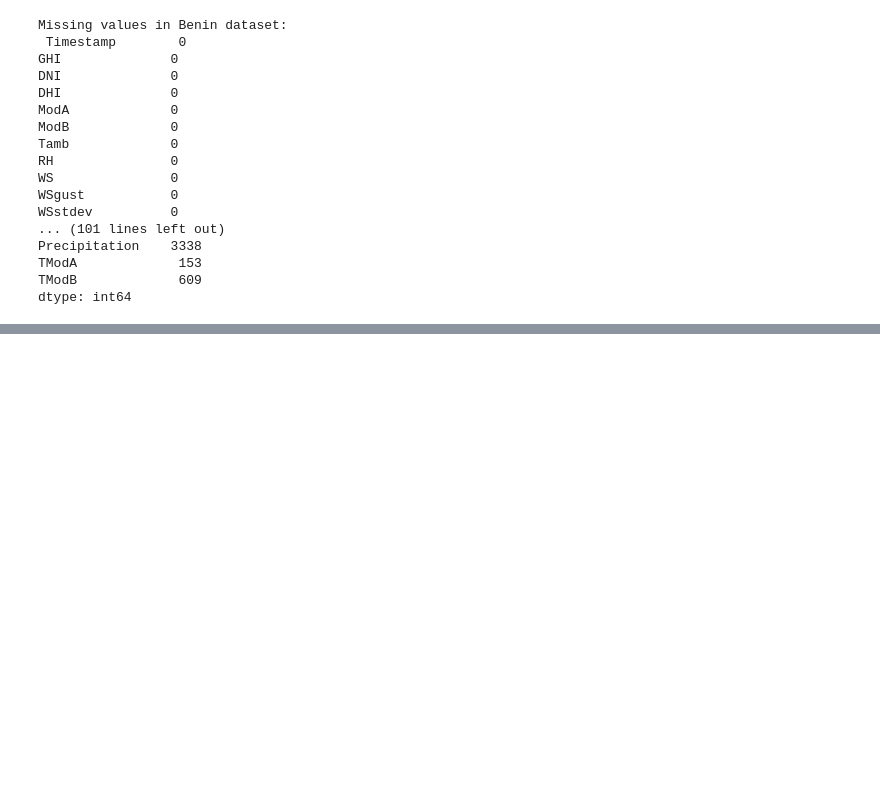
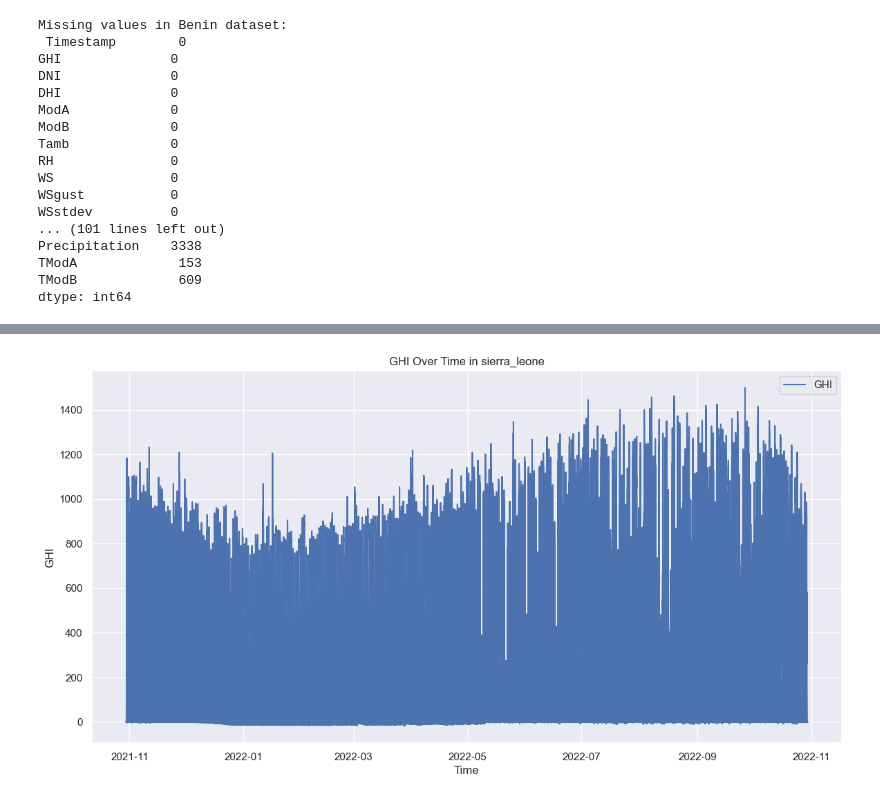
Before and after one commit to YonInsights/Analyze-Solar-Radiation-Measurement-, a Jupyter notebook: notebooks/eda.ipynb, the cells around one changed output, grey strips where cells are left out. Drawn from its saved outputs; the diff is of its cells as text; code cells hidden in the pictures; blank space fills up the shorter version.

```diff
--- a/notebooks/eda.ipynb
+++ b/notebooks/eda.ipynb
@@ -190,0 +197,11 @@ togo_cleaned = togo_cleaned[(togo_zscores < 3).all(axis=1)]
+# %%
+#Plot Time Series Data
+plt.figure(figsize=(14, 7))
+plt.plot(sierra_leone['GHI'], label='GHI')
+plt.title('GHI Over Time in sierra_leone')
+plt.xlabel('Time')
+plt.ylabel('GHI')
+plt.legend()
+plt.show()
+# %% [output]
+[figure, added]
```
Also changed, not shown: parts of 17 cells of this notebook.
